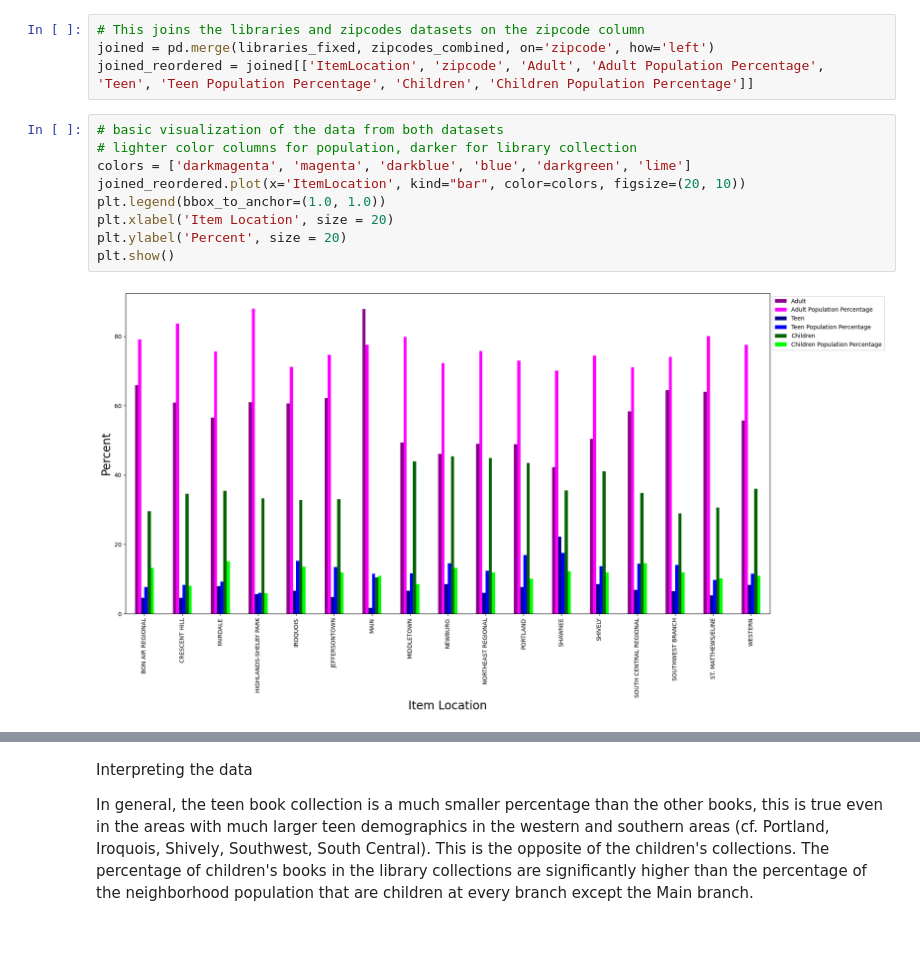
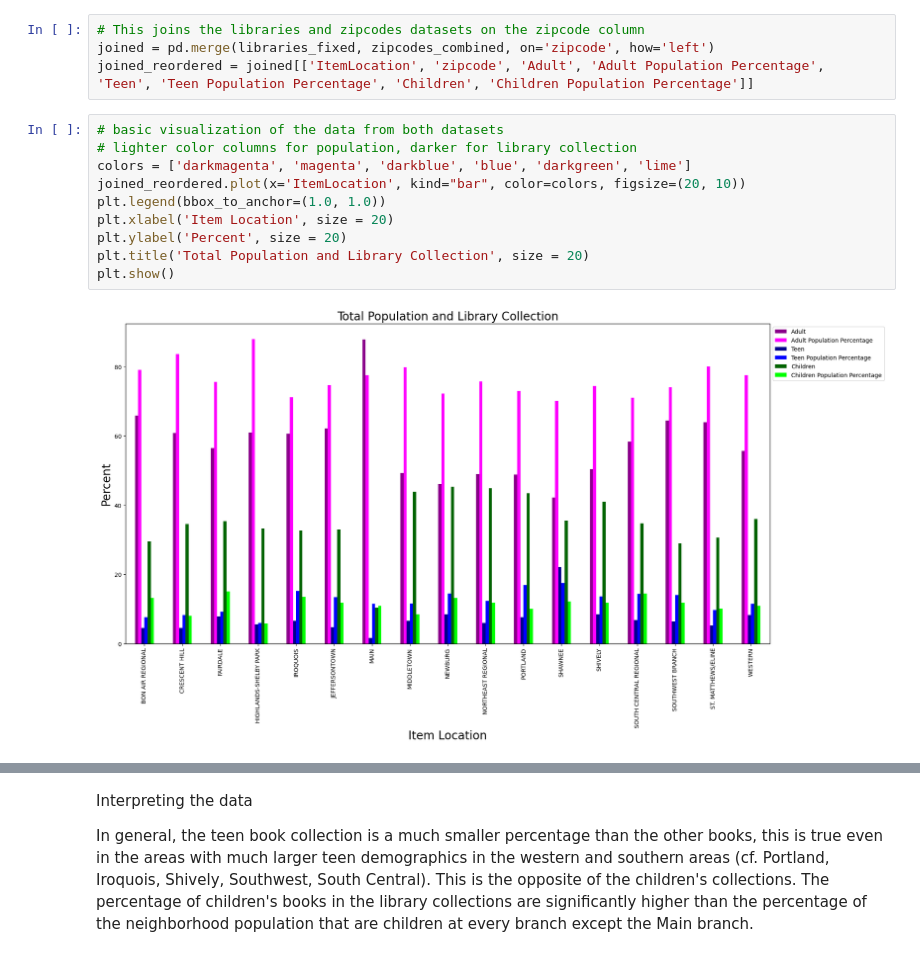
Before and after one commit to NicholasJCampbell/library_comparisons, a Jupyter notebook: Library_Comparisons.ipynb, the cells around one changed output, grey strips where cells are left out. Cells and saved outputs as stored; diff of their text form.

```diff
--- a/Library_Comparisons.ipynb
+++ b/Library_Comparisons.ipynb
@@ -969,14 +969,15 @@ joined_reordered = joined[['ItemLocation', 'zipcode', 'Adult', 'Adult Population
 # %%
 # basic visualization of the data from both datasets
 # lighter color columns for population, darker for library collection
 colors = ['darkmagenta', 'magenta', 'darkblue', 'blue', 'darkgreen', 'lime']
 joined_reordered.plot(x='ItemLocation', kind="bar", color=colors, figsize=(20, 10))
 plt.legend(bbox_to_anchor=(1.0, 1.0))
 plt.xlabel('Item Location', size = 20)
 plt.ylabel('Percent', size = 20)
+plt.title('Total Population and Library Collection', size = 20)
 plt.show()
 # %% [output]
-[figure, old version]
+[figure, new version]
 # %%
 # More detailed bar chart showing teen books and population only
 colors = ['darkblue', 'lightblue']
```
Also changed, not shown: parts of 3 cells of this notebook, 6 other files.
